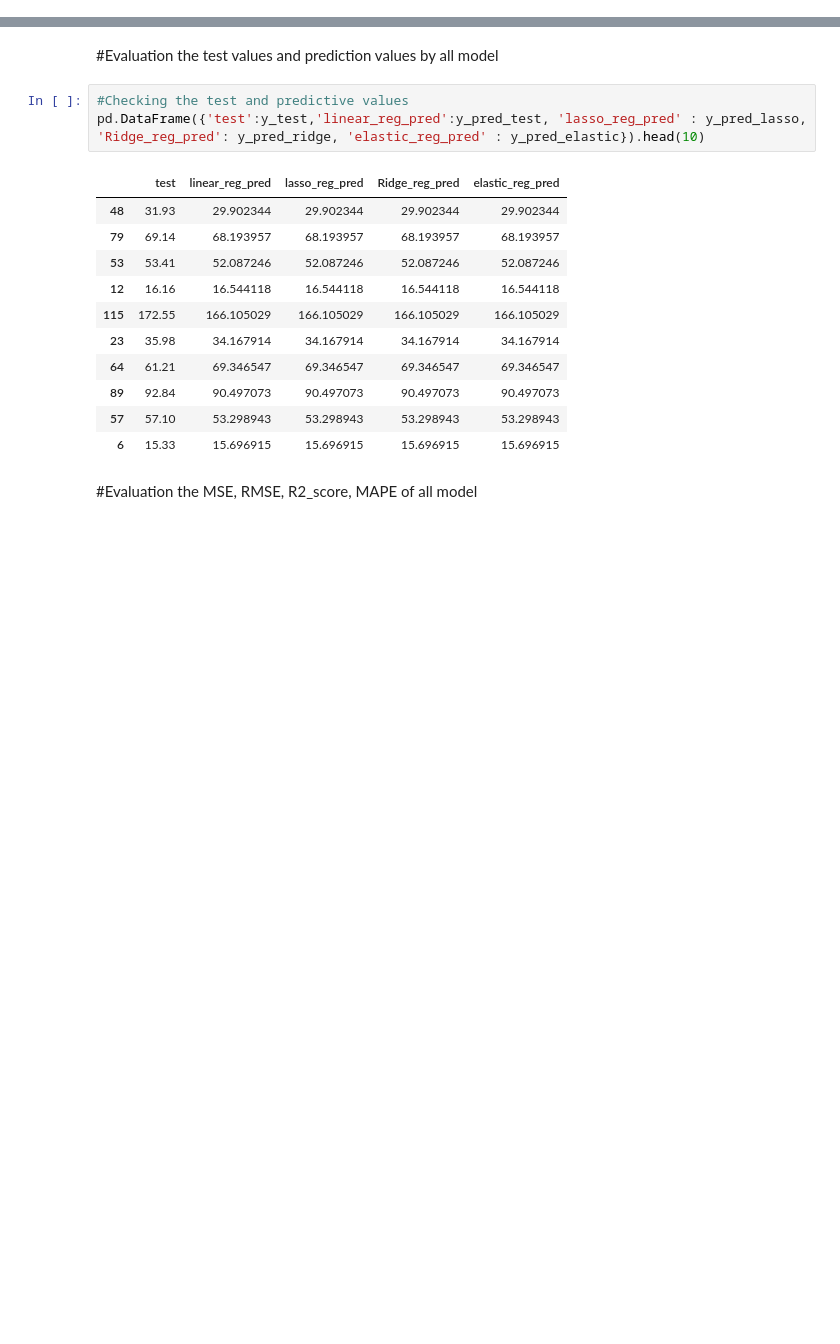
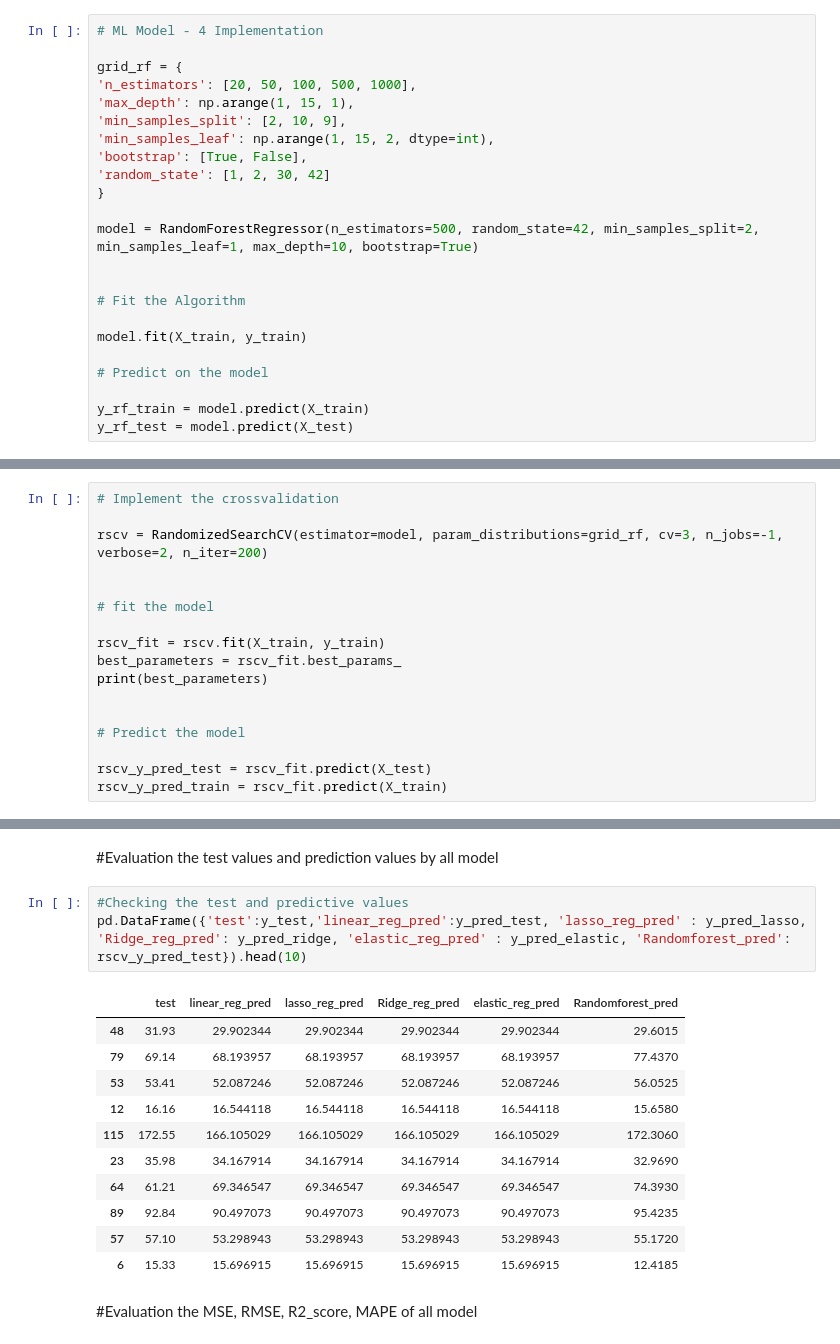
Before and after one commit to Mayankjain0807/Machine_learning_projects, a Jupyter notebook: Project_Yes_bank_ML_Submission_.ipynb, the cells around one changed output, grey strips where cells are left out. Cells and saved outputs as stored; diff of their text form; blank space fills up the shorter version.

```diff
--- a/Project_Yes_bank_ML_Submission_.ipynb
+++ b/Project_Yes_bank_ML_Submission_.ipynb
@@ -993,0 +999,23 @@ We used grid search coss validation technique in our model to make our model mor
+# %%
+# ML Model - 4 Implementation
+
+grid_rf = {
+'n_estimators': [20, 50, 100, 500, 1000],
+'max_depth': np.arange(1, 15, 1),
+'min_samples_split': [2, 10, 9],
+'min_samples_leaf': np.arange(1, 15, 2, dtype=int),
+'bootstrap': [True, False],
+'random_state': [1, 2, 30, 42]
+}
+
+model = RandomForestRegressor(n_estimators=500, random_state=42, min_samples_split=2, min_samples_leaf=1, max_depth=10, bootstrap=True)
+
+
+# Fit the Algorithm
+
+model.fit(X_train, y_train)
+
+# Predict on the model
+
+y_rf_train = model.predict(X_train)
+y_rf_test = model.predict(X_test)
@@ -993,0 +1048,17 @@ We used grid search coss validation technique in our model to make our model mor
+# %%
+# Implement the crossvalidation
+
+rscv = RandomizedSearchCV(estimator=model, param_distributions=grid_rf, cv=3, n_jobs=-1, verbose=2, n_iter=200)
+
+
+# fit the model
+
+rscv_fit = rscv.fit(X_train, y_train)
+best_parameters = rscv_fit.best_params_
+print(best_parameters)
+
+
+# Predict the model
+
+rscv_y_pred_test = rscv_fit.predict(X_test)
+rscv_y_pred_train = rscv_fit.predict(X_train)
@@ -995,19 +1113,19 @@ We used grid search coss validation technique in our model to make our model mor
 #Evaluation the test values and prediction values by all model
 # %%
 #Checking the test and predictive values
-pd.DataFrame({'test':y_test,'linear_reg_pred':y_pred_test, 'lasso_reg_pred' : y_pred_lasso, 'Ridge_reg_pred': y_pred_ridge, 'elastic_reg_pred' : y_pred_elastic}).head(10)
+pd.DataFrame({'test':y_test,'linear_reg_pred':y_pred_test, 'lasso_reg_pred' : y_pred_lasso, 'Ridge_reg_pred': y_pred_ridge, 'elastic_reg_pred' : y_pred_elastic, 'Randomforest_pred': rscv_y_pred_test}).head(10)
 # %% [output]
-|  | test | linear_reg_pred | lasso_reg_pred | Ridge_reg_pred | elastic_reg_pred |
-| 48 | 31.93 | 29.902344 | 29.902344 | 29.902344 | 29.902344 |
-| 79 | 69.14 | 68.193957 | 68.193957 | 68.193957 | 68.193957 |
-| 53 | 53.41 | 52.087246 | 52.087246 | 52.087246 | 52.087246 |
-| 12 | 16.16 | 16.544118 | 16.544118 | 16.544118 | 16.544118 |
-| 115 | 172.55 | 166.105029 | 166.105029 | 166.105029 | 166.105029 |
-| 23 | 35.98 | 34.167914 | 34.167914 | 34.167914 | 34.167914 |
-| 64 | 61.21 | 69.346547 | 69.346547 | 69.346547 | 69.346547 |
-| 89 | 92.84 | 90.497073 | 90.497073 | 90.497073 | 90.497073 |
-| 57 | 57.10 | 53.298943 | 53.298943 | 53.298943 | 53.298943 |
-| 6 | 15.33 | 15.696915 | 15.696915 | 15.696915 | 15.696915 |
+|  | test | linear_reg_pred | lasso_reg_pred | Ridge_reg_pred | elastic_reg_pred | Randomforest_pred |
+| 48 | 31.93 | 29.902344 | 29.902344 | 29.902344 | 29.902344 | 29.6015 |
+| 79 | 69.14 | 68.193957 | 68.193957 | 68.193957 | 68.193957 | 77.4370 |
+| 53 | 53.41 | 52.087246 | 52.087246 | 52.087246 | 52.087246 | 56.0525 |
+| 12 | 16.16 | 16.544118 | 16.544118 | 16.544118 | 16.544118 | 15.6580 |
+| 115 | 172.55 | 166.105029 | 166.105029 | 166.105029 | 166.105029 | 172.3060 |
+| 23 | 35.98 | 34.167914 | 34.167914 | 34.167914 | 34.167914 | 32.9690 |
+| 64 | 61.21 | 69.346547 | 69.346547 | 69.346547 | 69.346547 | 74.3930 |
+| 89 | 92.84 | 90.497073 | 90.497073 | 90.497073 | 90.497073 | 95.4235 |
+| 57 | 57.10 | 53.298943 | 53.298943 | 53.298943 | 53.298943 | 55.1720 |
+| 6 | 15.33 | 15.696915 | 15.696915 | 15.696915 | 15.696915 | 12.4185 |
 # %% [markdown]
 #Evaluation the MSE, RMSE, R2_score, MAPE of all model
 # %%
```
Also changed, not shown: parts of 22 cells of this notebook.
